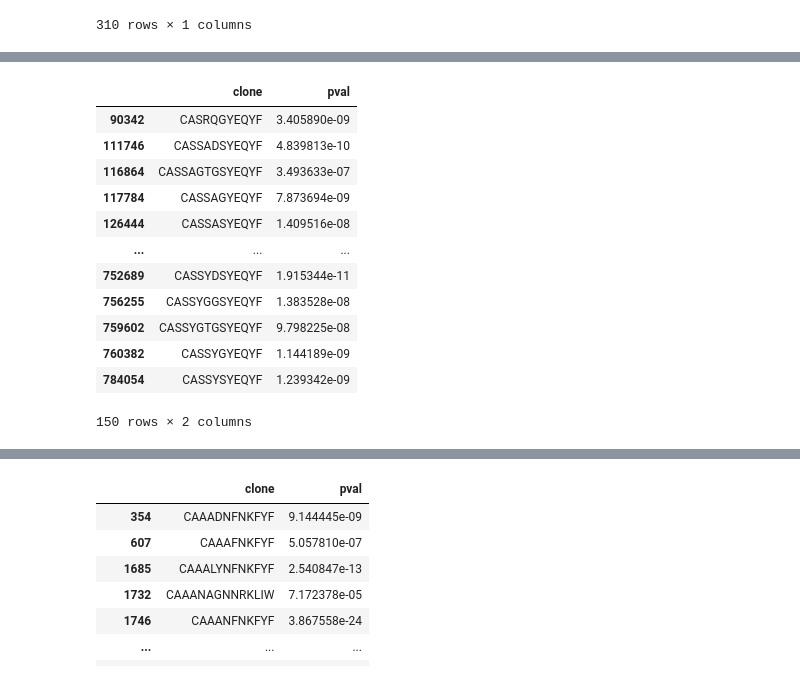
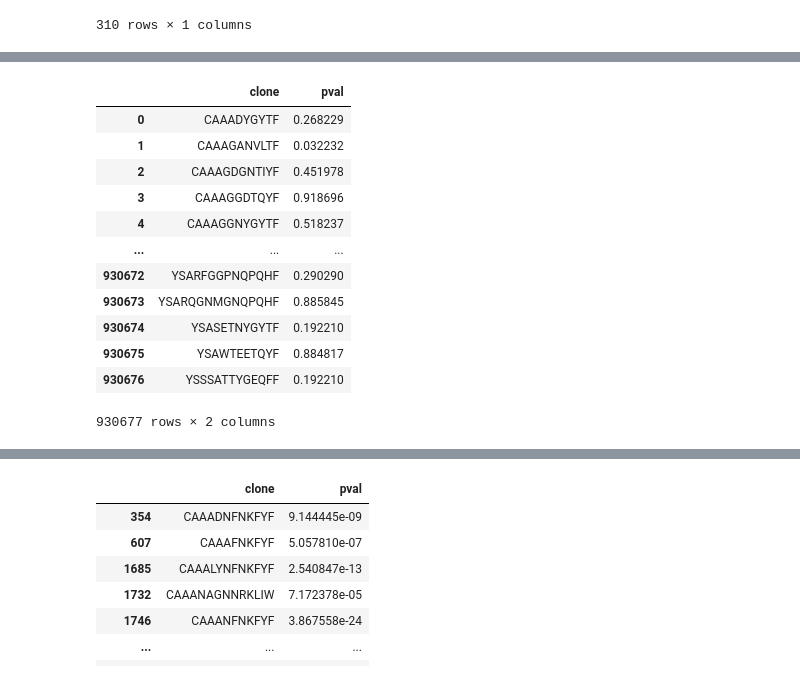
Before and after one commit to antigenomics/tcr-covid-classifier, a Jupyter notebook: notebooks/pvals_analysis.ipynb, the cells around one changed output, grey strips where cells are left out. Drawn from its saved outputs; the diff is of its cells as text; code cells hidden in the pictures.

```diff
--- a/notebooks/pvals_analysis.ipynb
+++ b/notebooks/pvals_analysis.ipynb
@@ -62,16 +110,16 @@ beta_pvals[beta_pvals.clone.isin(old_beta.cdr3aa)].pval.hist(bins=50)
 # %%
-beta_pvals[(beta_pvals.clone.isin(old_beta.cdr3aa)) & (beta_pvals.pval < 1e-6)]
+beta_pvals
 # %% [output]
 |  | clone | pval |
-| 90342 | CASRQGYEQYF | 3.405890e-09 |
-| 111746 | CASSADSYEQYF | 4.839813e-10 |
-| 116864 | CASSAGTGSYEQYF | 3.493633e-07 |
-| 117784 | CASSAGYEQYF | 7.873694e-09 |
-| 126444 | CASSASYEQYF | 1.409516e-08 |
+| 0 | CAAADYGYTF | 0.268229 |
+| 1 | CAAAGANVLTF | 0.032232 |
+| 2 | CAAAGDGNTIYF | 0.451978 |
+| 3 | CAAAGGDTQYF | 0.918696 |
+| 4 | CAAAGGNYGYTF | 0.518237 |
 | ... | ... | ... |
-| 752689 | CASSYDSYEQYF | 1.915344e-11 |
-| 756255 | CASSYGGSYEQYF | 1.383528e-08 |
-| 759602 | CASSYGTGSYEQYF | 9.798225e-08 |
-| 760382 | CASSYGYEQYF | 1.144189e-09 |
-| 784054 | CASSYSYEQYF | 1.239342e-09 |
+| 930672 | YSARFGGPNQPQHF | 0.290290 |
+| 930673 | YSARQGNMGNQPQHF | 0.885845 |
+| 930674 | YSASETNYGYTF | 0.192210 |
+| 930675 | YSAWTEETQYF | 0.884817 |
+| 930676 | YSSSATTYGEQFF | 0.192210 |
-150 rows × 2 columns
+930677 rows × 2 columns
```
Also changed, not shown: parts of 58 cells of this notebook, 36 other files.
